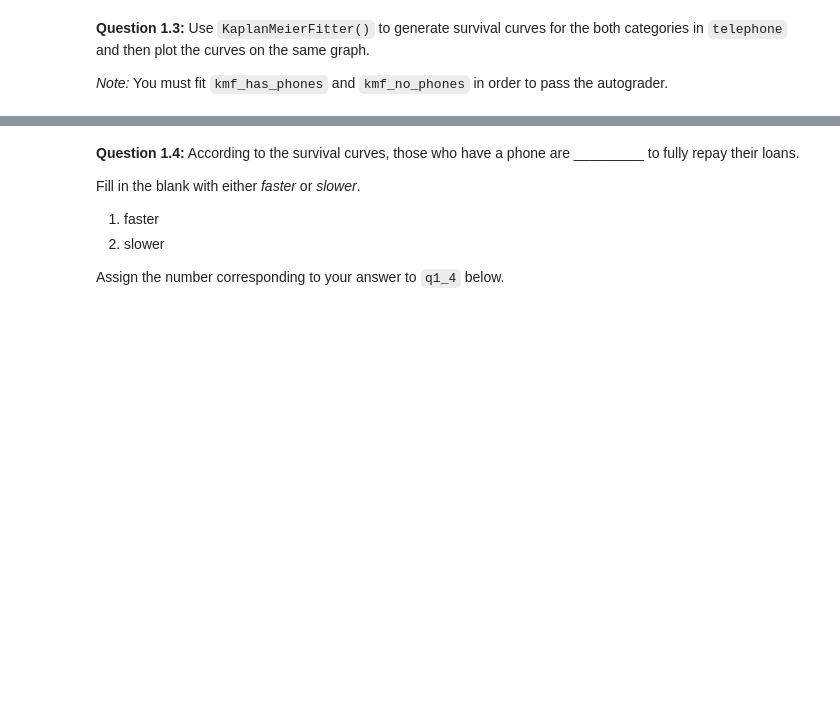
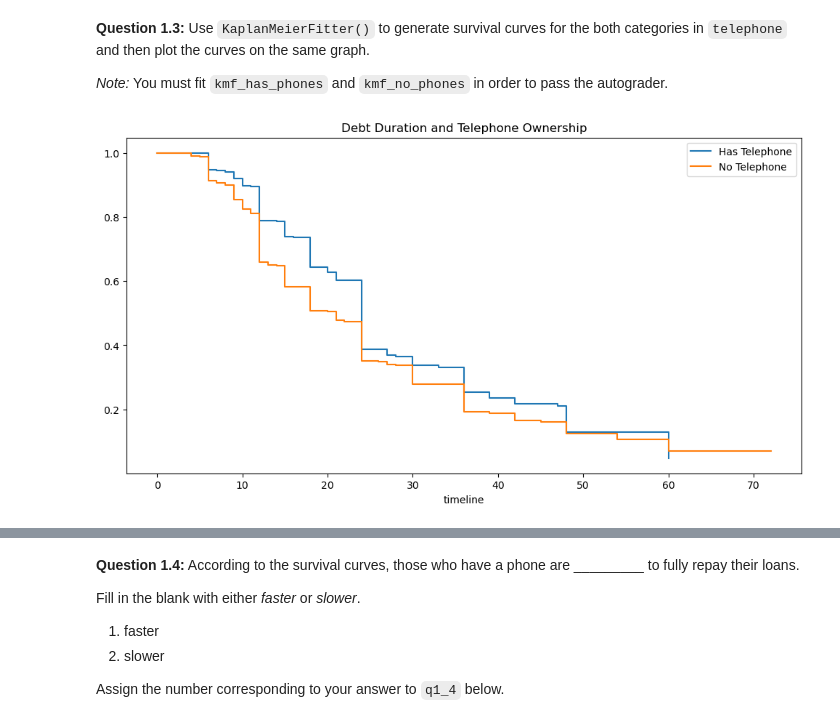
Before and after one commit to johanoelgaard/ECON148, a Jupyter notebook: lab/lab08/lab08.ipynb, the cells around one changed output, grey strips where cells are left out. Drawn from its saved outputs; the diff is of its cells as text; code cells hidden in the pictures; blank space fills up the shorter version.

```diff
--- a/lab/lab08/lab08.ipynb
+++ b/lab/lab08/lab08.ipynb
@@ -312,2 +328,18 @@ plt.title("Debt Duration and Telephone Ownership");
+# %%
+kmf_has_phones = KaplanMeierFitter()
+T4 = credit[credit['telephone'] == 1]['duration']
+E4 = credit[credit['telephone'] == 1]['full_repaid']
+kmf_has_phones.fit(T4, E4, label='Has Telephone')
+ax = kmf_has_phones.plot(ci_show=False)
+
+kmf_no_phones = KaplanMeierFitter()
+T5 = credit[credit['telephone'] == 0]['duration']
+E5 = credit[credit['telephone'] == 0]['full_repaid']
+kmf_no_phones.fit(T5, E5, label='No Telephone')
+ax = kmf_no_phones.plot(ci_show=False)
+
+plt.title("Debt Duration and Telephone Ownership");
+# %% [output]
+[figure, added]
 # %%
 grader.check("q1_3")
```
Also changed, not shown: parts of 19 cells of this notebook, 1 other file.
